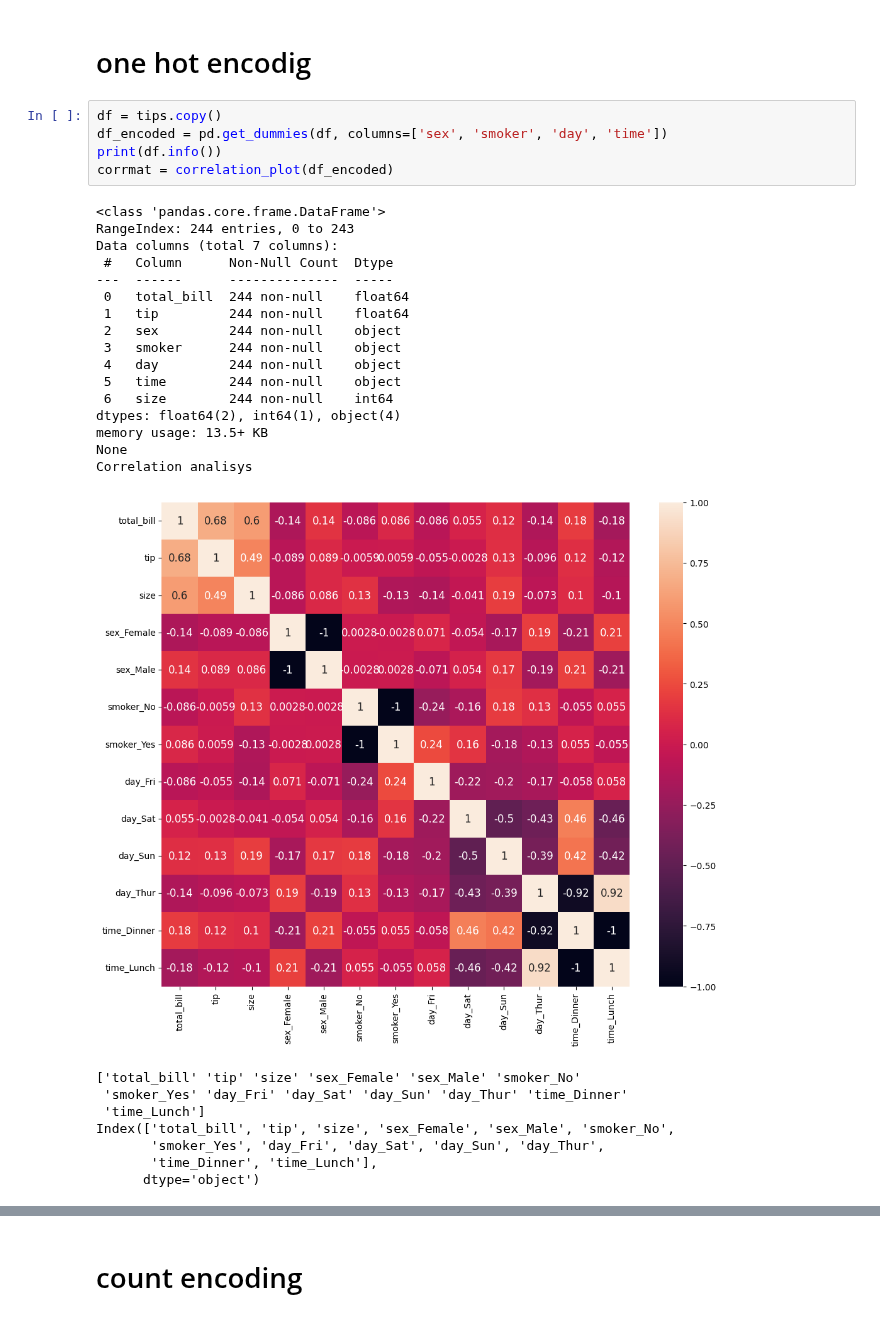
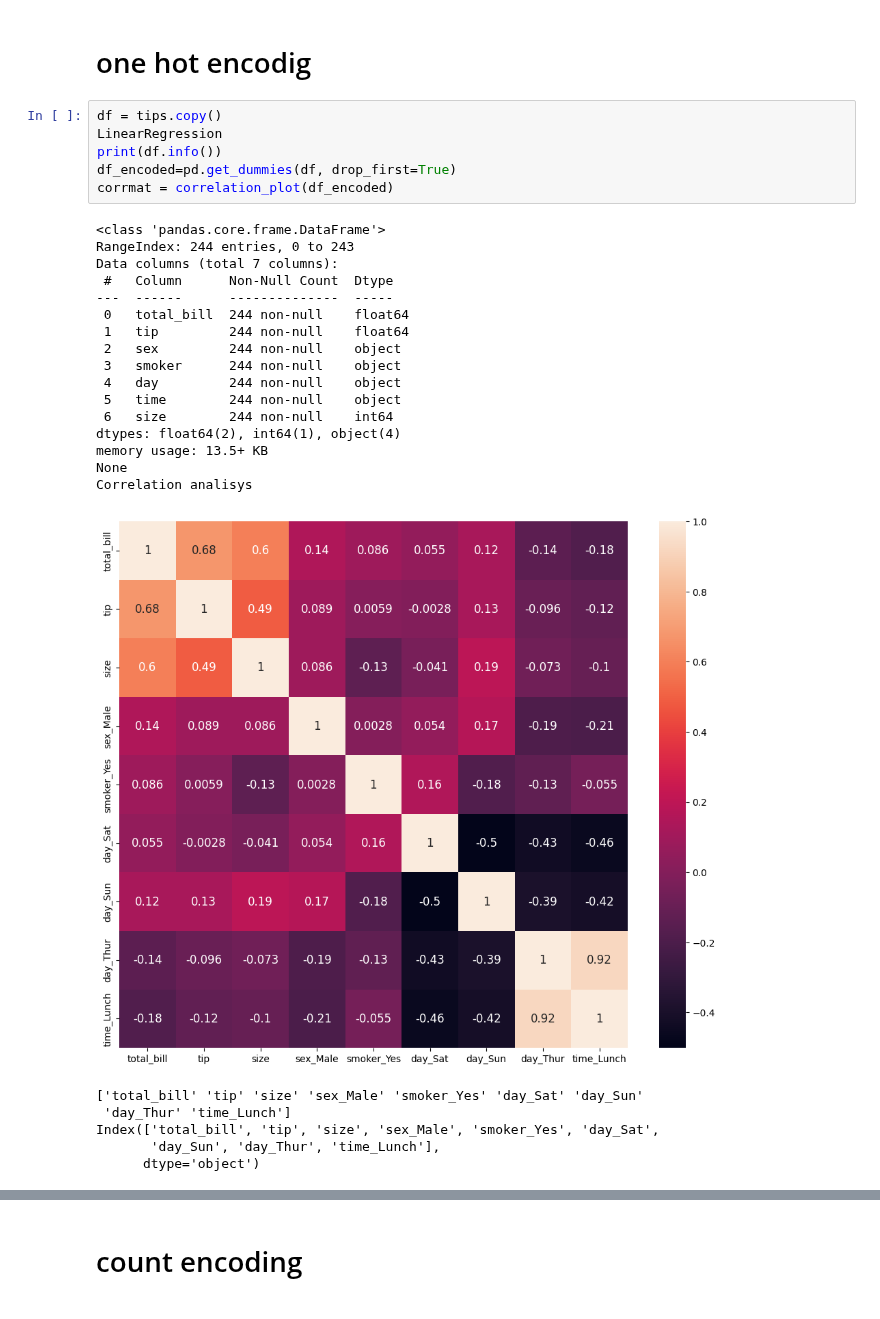
Before and after one commit to Undersk0re/machine-learning-course, a Jupyter notebook: Example/analitycs/04-Reg_tips.ipynb, the cells around one changed output, grey strips where cells are left out. Drawn from its saved outputs; the diff is of its cells as text.

```diff
--- a/Example/analitycs/04-Reg_tips.ipynb
+++ b/Example/analitycs/04-Reg_tips.ipynb
@@ -436,33 +436,32 @@ array([0.53404571, 0.61085627, 0.51123501, 0.25355216, 0.41897975])
 # one hot encodig
 # %%
 df = tips.copy()
-df_encoded = pd.get_dummies(df, columns=['sex', 'smoker', 'day', 'time'])
+LinearRegression
 print(df.info())
+df_encoded=pd.get_dummies(df, drop_first=True)
 corrmat = correlation_plot(df_encoded)
 # %% [output]
 <class 'pandas.core.frame.DataFrame'>
 RangeIndex: 244 entries, 0 to 243
 Data columns (total 7 columns):
  #   Column      Non-Null Count  Dtype
 ---  ------      --------------  -----
  0   total_bill  244 non-null    float64
  1   tip         244 non-null    float64
  2   sex         244 non-null    object
  3   smoker      244 non-null    object
  4   day         244 non-null    object
  5   time        244 non-null    object
  6   size        244 non-null    int64
 dtypes: float64(2), int64(1), object(4)
 memory usage: 13.5+ KB
 None
 Correlation analisys
-[figure, old version]
+[figure, new version]
-['total_bill' 'tip' 'size' 'sex_Female' 'sex_Male' 'smoker_No'
- 'smoker_Yes' 'day_Fri' 'day_Sat' 'day_Sun' 'day_Thur' 'time_Dinner'
- 'time_Lunch']
-Index(['total_bill', 'tip', 'size', 'sex_Female', 'sex_Male', 'smoker_No',
-       'smoker_Yes', 'day_Fri', 'day_Sat', 'day_Sun', 'day_Thur',
-       'time_Dinner', 'time_Lunch'],
+['total_bill' 'tip' 'size' 'sex_Male' 'smoker_Yes' 'day_Sat' 'day_Sun'
+ 'day_Thur' 'time_Lunch']
+Index(['total_bill', 'tip', 'size', 'sex_Male', 'smoker_Yes', 'day_Sat',
+       'day_Sun', 'day_Thur', 'time_Lunch'],
       dtype='object')
 # %%
 threshold_list = [0.0,0.01,0.02,0.09,0.13,0.18]
```
Also changed, not shown: parts of 5 cells of this notebook, 3 other files.
